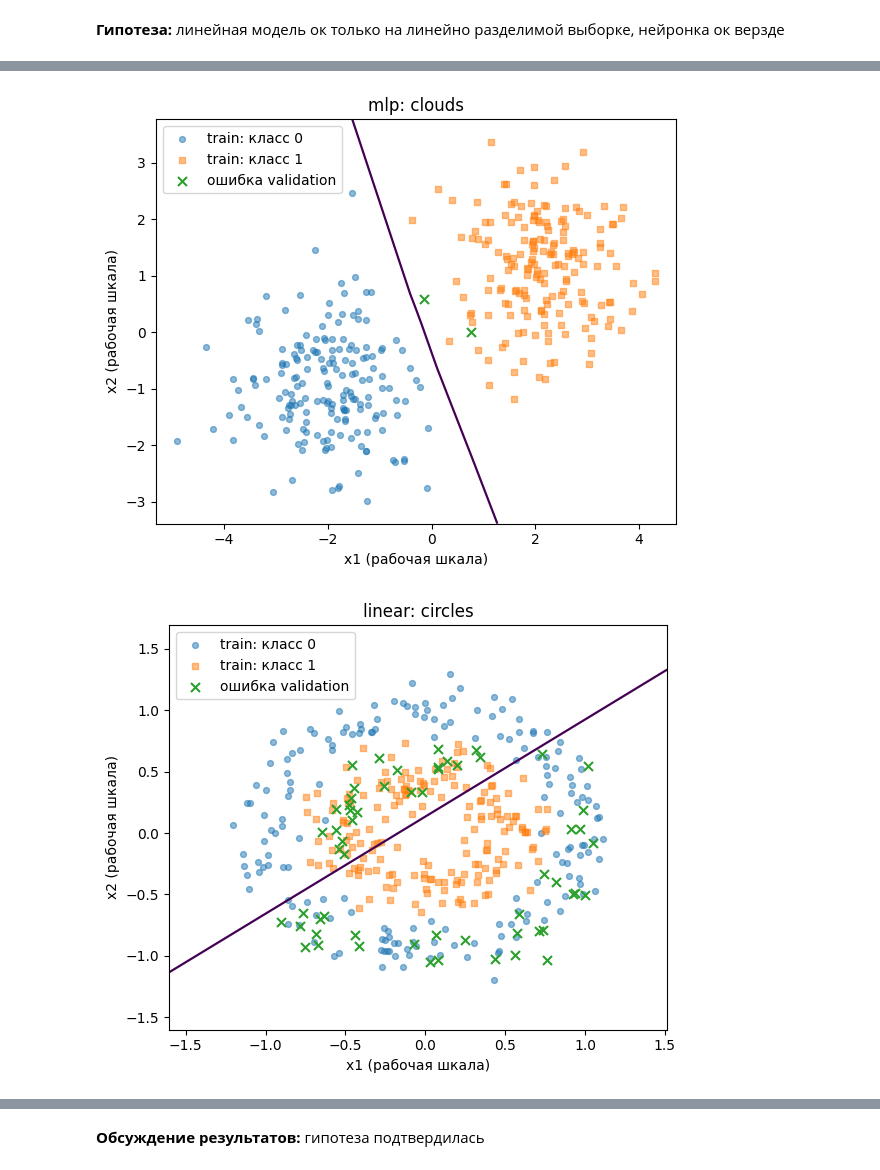
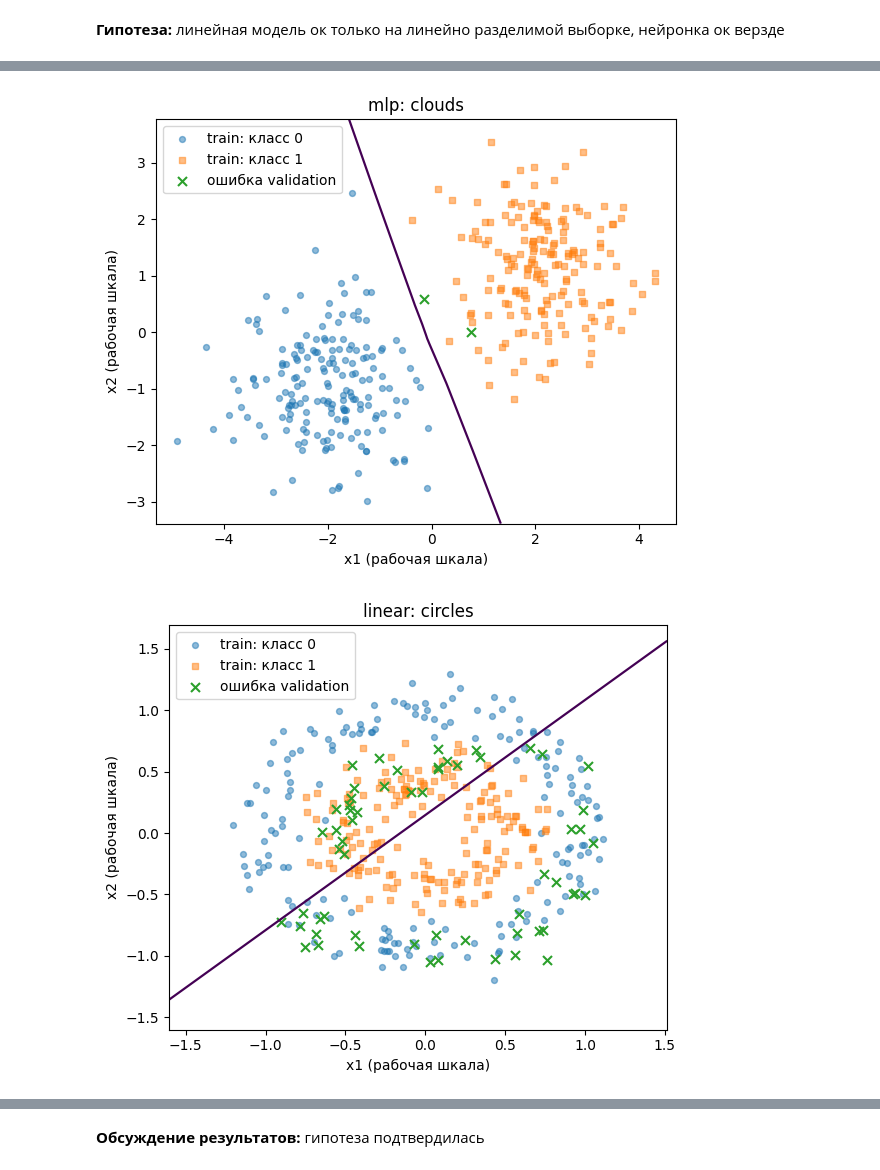
Before and after one commit to Abrackadabrr/machine_learning_practice, a Jupyter notebook: hometask/autumn_semester/task_2/hw2_neural_networks_student.ipynb, the cells around one changed output, grey strips where cells are left out. Cells and saved outputs as stored; diff of their text form; code cells hidden in the pictures.

```diff
--- a/hometask/autumn_semester/task_2/hw2_neural_networks_student.ipynb
+++ b/hometask/autumn_semester/task_2/hw2_neural_networks_student.ipynb
@@ -760,11 +760,11 @@ plt.show()
 [figure]
 # %%
 # Создание модели
-step = 8
-model = make_mlp(hidden_params, "relu")
+hidden_pars = 8
+model = make_mlp(hidden_pars, "relu")
 
 # обучение модели
-history = fit(model, sanity_X, sanity_y, sanity_X, sanity_y, epochs=10, lr=0.1, batch_size=16, shuffle_seed=124123520)
+history = fit(model, sanity_X, sanity_y, sanity_X, sanity_y, epochs=10, lr=0.1, batch_size=16, shuffle_seed=SEED)
 display(history)
 
 # изменение норм матриц
@@ -1143,8 +1142,8 @@ linear_history = {}
 mlp = {}
 mpl_history = {}
 
-# создаем и учим модели
-epoch = 2000
+# создаем и учим модели (если учить 2000 эпох, то линейная модель допускает две ошибки на validation, а не три)
+epoch = 200
 for name in prepared.keys():
     linear_classifier[name] = make_linear()
     mlp[name] = make_mlp(hidden=16)
@@ -1160,2 +1159,2 @@ for name in prepared.keys():
 [figure]
-[figure, old version]
+[figure, new version]
```
Also changed, not shown: parts of 18 cells of this notebook.
